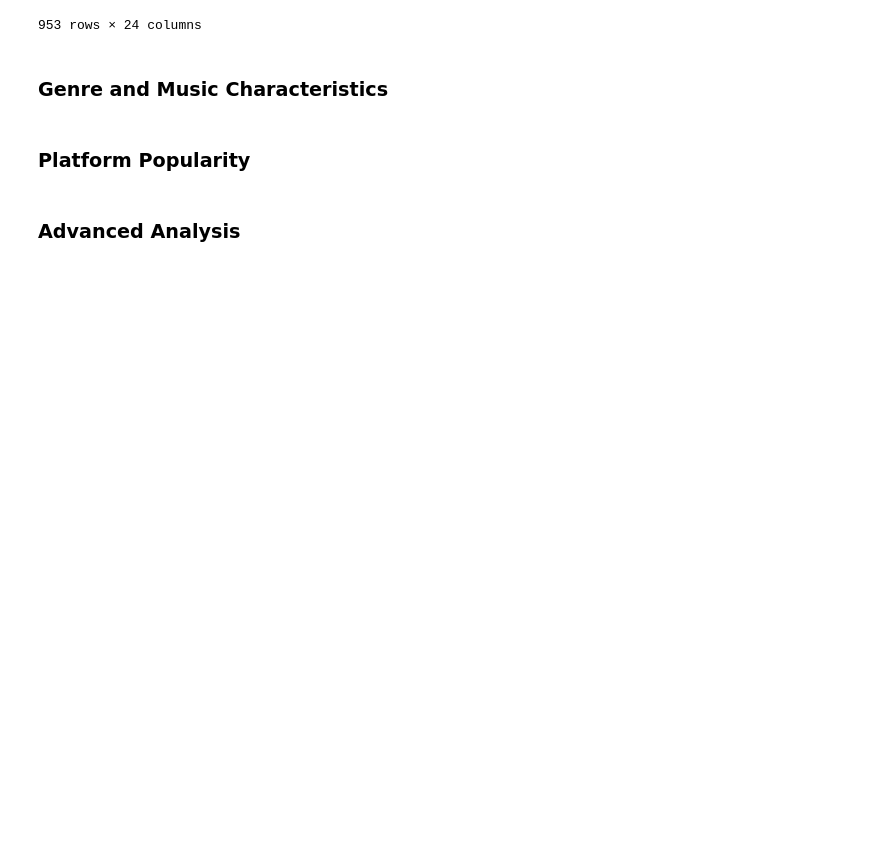
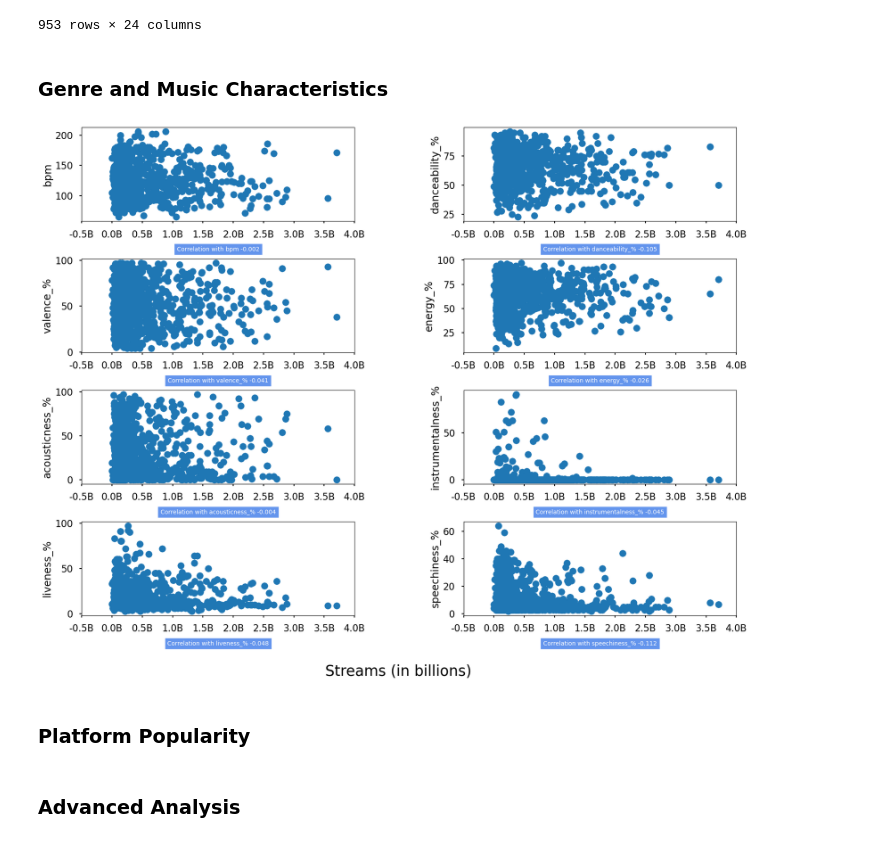
Before and after one commit to krlsbrre/Spotify-Data-Analysis, a Jupyter notebook: SPOTIFY.ipynb, the cells around one changed output. Saved outputs shown, nothing was run; the diff lists cells and outputs as text; code cells hidden in the pictures; blank space fills up the shorter version.

```diff
--- a/SPOTIFY.ipynb
+++ b/SPOTIFY.ipynb
@@ -253,6 +262,36 @@ spotify
 953 rows × 24 columns
 # %% [markdown]
 ### Genre and Music Characteristics
+# %%
+streamsc_df = spotifyc['streams']
+# %%
+mchar_df = pd.DataFrame({
+    'bpm': spotify['bpm'],
+    'danceability_%': spotify['danceability_%'],
+    'valence_%': spotify['valence_%'],
+    'energy_%': spotify['energy_%'],
+    'acousticness_%': spotify['acousticness_%'],
+    'instrumentalness_%': spotify['instrumentalness_%'],
+    'liveness_%': spotify['liveness_%'],
+    'speechiness_%': spotify['speechiness_%']
+})
+# %%
+f, a = plt.subplots(nrows = 4, ncols = 2, sharex = False, sharey = False, figsize = (20,15))
+a = a.flatten()
+for i, col in enumerate(mchar_df.columns):
+    a[i].scatter(streamsc_df, mchar_df[col])
+    a[i].set_ylabel(col)
+    x_ticks = a[i].get_xticks()
+    x_labels = [f'{x / 1e9:.1f}B' for x in x_ticks]
+    a[i].set_xticks(x_ticks)
+    a[i].set_xticklabels(x_labels)
+    correlation = spotifyc['streams'].corr(mchar_df[col], method = 'pearson')
+    a[i].text(0.5, -0.3, f"Correlation with {col} {correlation:.3f}", ha='center', va='center', fontsize=10, backgroundcolor='cornflowerblue', color='white', transform=a[i].transAxes)
+
+f.supxlabel('Streams (in billions)', fontsize = 25, y = 0.01)
+plt.subplots_adjust(wspace=0.4, hspace=0.4)
+# %% [output]
+[figure, added]
 # %% [markdown]
 ### Platform Popularity
 # %% [markdown]
```
Also changed, not shown: parts of 10 cells of this notebook.
